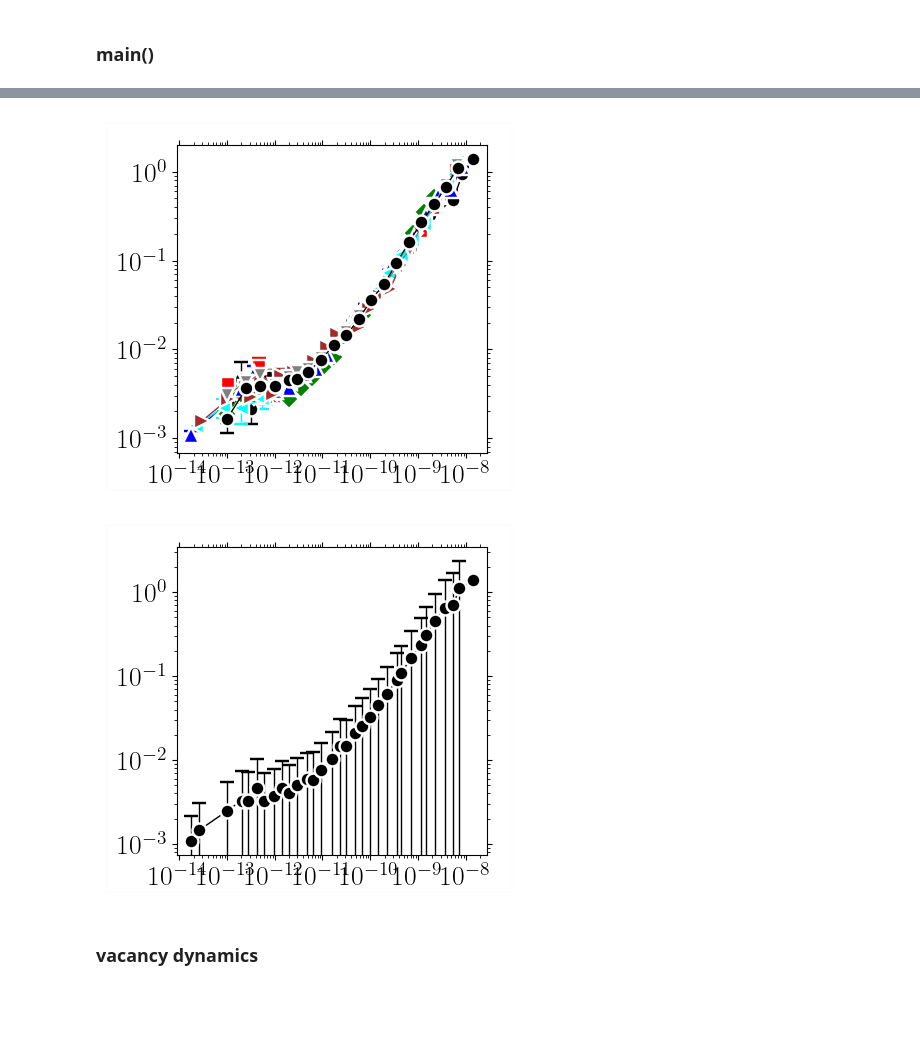
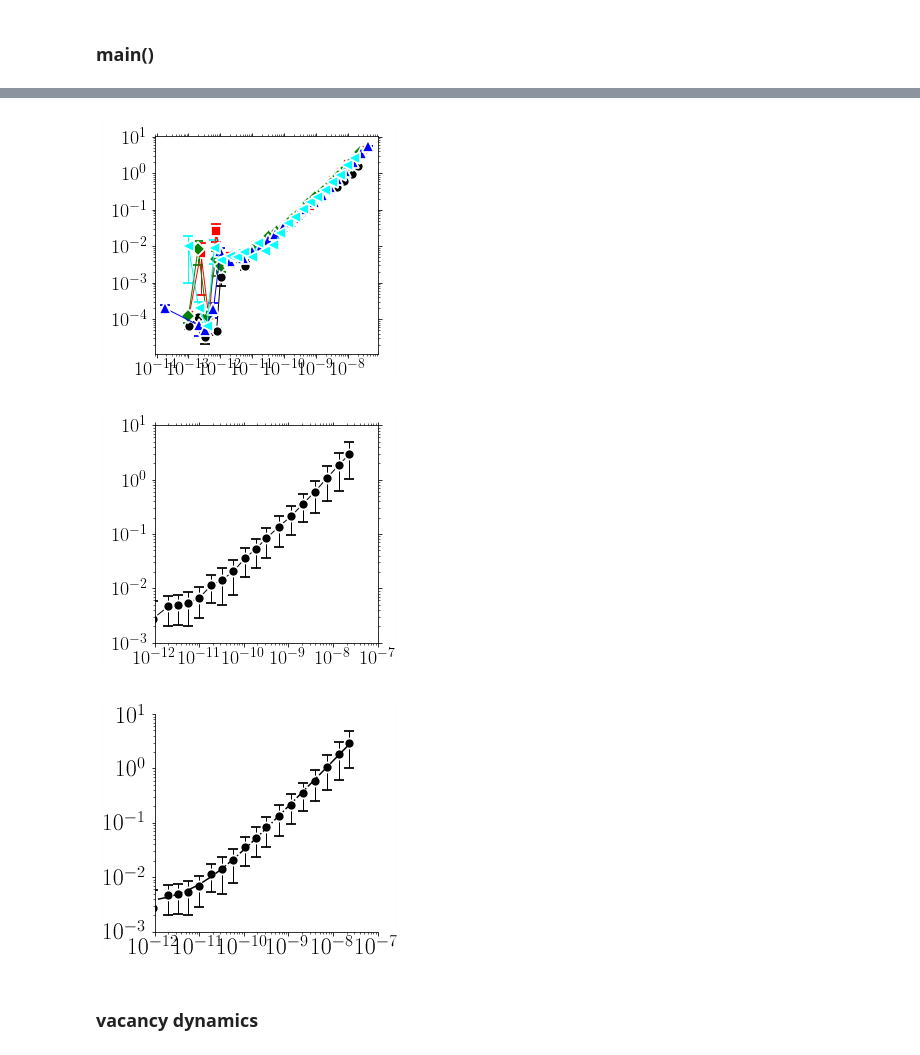
Before and after one commit to kkarimi62/vacancyDiffusion, a Jupyter notebook: postproc/postproc.ipynb, the cells around one changed output, grey strips where cells are left out. Saved outputs shown, nothing was run; the diff lists cells and outputs as text; code cells hidden in the pictures; blank space fills up the shorter version.

```diff
--- a/postproc/postproc.ipynb
+++ b/postproc/postproc.ipynb
@@ -1024,7 +1024,9 @@ class Temperature:
     def EnsAverage(self,
                    log_scale_x=False,log_scale_y=False,
                    col_x=0,col_y=1,
-                   n_bins_per_decade=6):
+                   n_bins_per_decade=6,
+                  n_thresh=0
+                  ):
         kount = 0
         self.data_averaged = {} #np.zeros(len(self.temps))
         for temp, indx in zip(self.temps,range(len(self.temps))):
@@ -1043,6 +1045,7 @@ class Temperature:
                                                    log_scale_x,log_scale_y,
                                                    n_bins_per_decade=n_bins_per_decade,
                                                    col_x = col_x, col_y = col_y,
+                                                   n_thresh=n_thresh
                                                   )
             kount += nruns #self.nrun
 
@@ -1050,8 +1053,9 @@ class Temperature:
              log_scale_x,log_scale_y,
              n_bins_per_decade=6,
              col_x = 0, col_y = 1,
+             n_thresh=0
             ):
-        n_thresh = 0 #3 #1 #2
+        n_thresh = n_thresh
             #--- average
         xdata = data[:,col_x]
         ydata = data[:,col_y]
@@ -1104,7 +1108,7 @@ class Temperature:
             data = self.data_averaged[ temp ]
             xdata = data[:,0]
             ydata = data[:,1]
-            yerr = 2*data[:,2]
+            yerr = data[:,2]
             if rescale:
                 ydata /= xdata
                 yerr /= xdata
@@ -1230,7 +1234,7 @@ class Temperature:
                        None,
                        ax=ax,
                        Plot=False,
-                        legend=legends.Get(),
+#                         legend=legends.Get(),
                        DrawFrame=DRAW_FRAME,
                        **plotAttrs
                       )
@@ -1363,30 +1367,31 @@ def main():
     #--- temp object
     temp = Temperature(
 #        [1000,1200,1400,1600,1800,2000],[list(range(8))]*10,
-        [1000],[list(range(8))]*10,
+        [1000],[[0,1,2,3,4,6,7]]*10,
 #        [1000],[[1,2,4,5,6,7]]*10,
 #        [1200],[[0,2,4,6,7]]*10,
 #        [1400],[[0,1,2,3,4,5,6,7]]*10,
 #        [1600],[[0,1,2,3,4,5,6,7]]*10,
 #        [1800],[[0,2,3,4,5,6,7]]*10,
 #        [2000],[[0,1,2,3,4,5,6,7]]*10,
-#         verbose = True,
+         verbose = True,
                      )
     #
     #--- parse data
 #    temp.Parse(['./msd/msd.txt'])
 #    temp.Parse( list(map(lambda x:'nicocrTemp1000K/n1/Run%s/msd/msd.txt'%(x[1]),
 #    temp.Parse( list(map(lambda x:'CantorNatom16KTemp%sKEnsemble8/Run%s/msd/msd.txt'%(x[0],x[1]),
-    temp.Parse( list(map(lambda x:'NiCoCrNatom1KTemp%sK/Run%s/msd/msd.txt'%(x[0],x[1]),
+#    temp.Parse( list(map(lambda x:'NiCoCrNatom1KTemp%sK/Run%s/msd/msd.txt'%(x[0],x[1]),
 #     temp.Parse( list(map(lambda x:'msdLinScale/NiCoCrNatom1KTemp%sK/Run%s/msd/msd_lin.txt'%(x[0],x[1]),
 #    temp.Parse( list(map(lambda x:'msdLinScale/NiNatom1KTemp%sK/Run%s/msd/msd_lin.txt'%(x[0],x[1]),
 #     temp.Parse( list(map(lambda x:'msdLinScale/%sNatom1KTemp1000K/Run%s/msd/msd.txt'%(x[0],x[1]),
+    temp.Parse( list(map(lambda x:'msd/nicocr/kmc/NiCoCrNatom1KTemp%sK/Run%s/msd/msd.txt'%(x[0],x[1]),
                          temp.temps_runs ))
              )
     #
     #--- plot
-    xlim = (1e-12,1e-6)
-    ylim = (1e-4,1e1)
+    xlim = (1e-12,1e-7)
+    ylim = (1e-3,1e1)
     print('single realizations')
     temp.Plot(**{
                   'xscale':'log',
@@ -1397,38 +1402,44 @@ def main():
 #                   'title':'png/msd_temp_ni.png',
         'bbox_to_anchor':(0.01,0.3,0.5,0.5)
     })
+
     #
     #--- plot average
     #
     print('ensemble average')
-    temp.EnsAverage(log_scale_x=True,log_scale_y=True)#,n_bins_per_decade=32)
+    temp.EnsAverage(log_scale_x=True,log_scale_y=True,
+                   n_thresh=1,
+                    n_bins_per_decade=4,#32,
+                   )
     temp.PlotAverage(**{
                   'yscale':'log',
                   'xscale':'log',
                   'count':0,
-#                   'xlim':xlim,
-#                    'ylim':ylim,
+                  'xlim':xlim,
+                   'ylim':ylim,
                     'title':'png/msd_temp_ni_T%sK.png'%temp.temps[0],
          })
 
     #
     #--- fit
     #
-#     temp.Fit(Plot=True,
-#              shift=True,
-# #             bounds=([4e-3, 1e5,0.5], [1e-2, 1e7,2.0]),
-#             p0=[[1e-4, 1e6, 1.0]],
-# #            p0=[[1e-2, 1e6, 1.0]],
-#              sigma=True, #--- comment for ni
-# #             xlo=1e-12,
-#              plotAttrs={'yscale':'linear',
-#                   'xscale':'linear',
-# #                   'xlim':xlim,
-# #                    'ylim':ylim,
-#                         'ndecade_x':1,
-#                     'bbox_to_anchor':(-0.05,0.33,0.5,0.5),
-#                    'title':'png/msd_temp_cantor_fit.png'},
-#             )
+    temp.Fit(Plot=True,
+             shift=True,
+#             bounds=([4e-3, 1e5,0.5], [1e-2, 1e7,2.0]),
+#            p0=[[1e-4, 1e6, 1.0]],
+            p0=[[1e-3, 1e6, 1.0]],
+             sigma=True, #--- comment for ni
+             xlo=xlim[0],
+             plotAttrs={'yscale':'log',
+                  'xscale':'log',
+                   'xlim':xlim,
+                    'ylim':ylim,
+                        'ndecade_x':1,
+                    'bbox_to_anchor':(-0.05,0.33,0.5,0.5),
+                   'title':'png/msd_temp_ni_fit_inset.png',
+                        'fontsize':24,
+             'halfopen':True}
+            )
 
 
 
@@ -1446,2 +1472,3 @@ ensemble average
-[figure, old version]
+[figure, new version]
-[figure, old version]
+[figure, new version]
+[figure, added]
```
Also changed, not shown: parts of 2 cells of this notebook, 2 other files.
